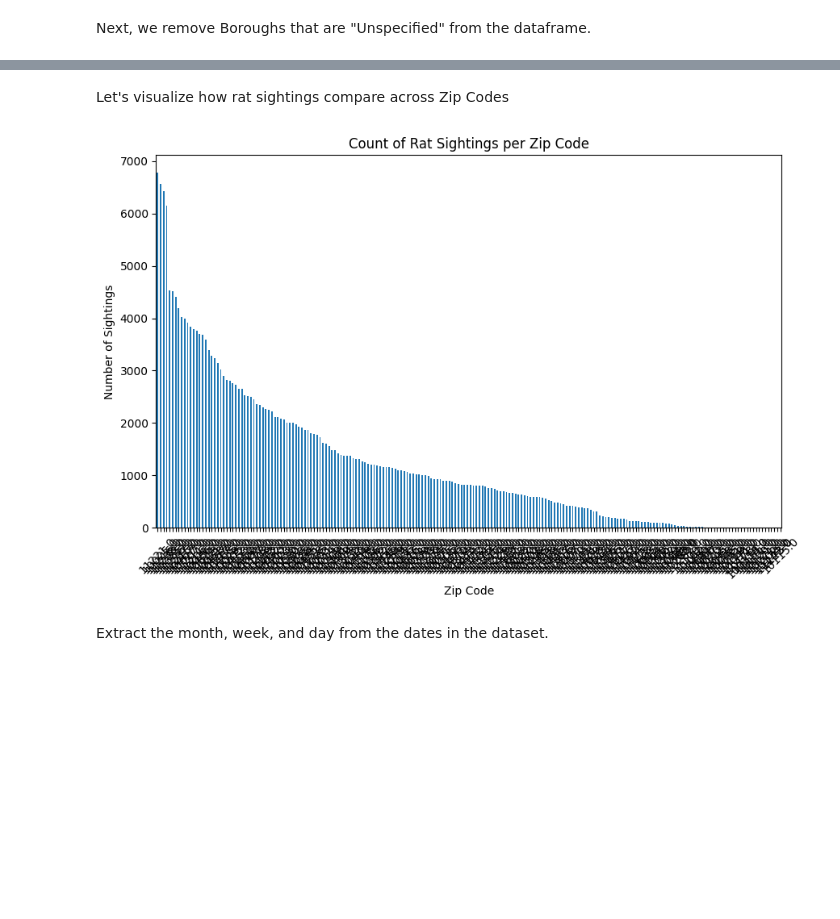
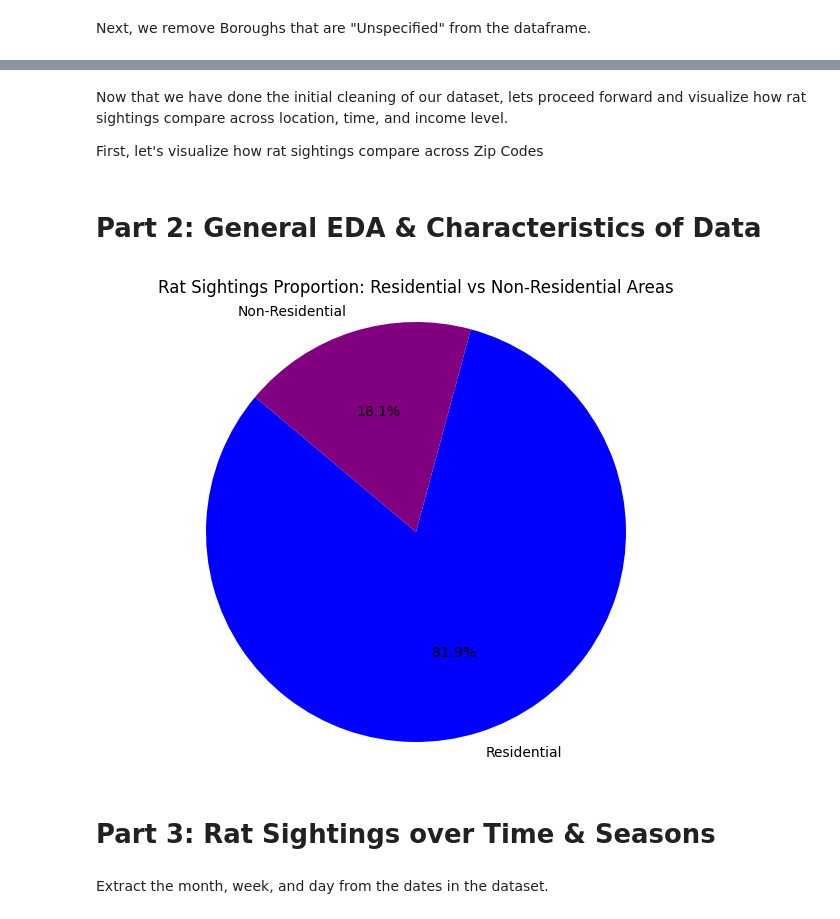
Before and after one commit to trishaa4144/cmsc320-final, a Jupyter notebook: CMSC320_Checkpt_2.ipynb, the cells around one changed output, grey strips where cells are left out. Drawn from its saved outputs; the diff is of its cells as text; code cells hidden in the pictures; blank space fills up the shorter version.

```diff
--- a/CMSC320_Checkpt_2.ipynb
+++ b/CMSC320_Checkpt_2.ipynb
@@ -10,5 +11,4 @@ import pandas as pd
 import matplotlib.pyplot as plt
 from scipy import stats
 
-df = pd.read_csv("Rat_Sightings_20240917.csv")
-print(df.columns)
+df = pd.read_csv("Rat_Sightings_20240917.csv", low_memory=False)
@@ -82,19 +38,61 @@ How many features and entries are there?
-# %% [markdown]
-Let's visualize how rat sightings compare across Zip Codes
-# %%
-# Count rat sightings per zip code
-rat_sightings_by_zip = df['Incident Zip'].value_counts()
-
-# Plot the results
-plt.figure(figsize=(10, 6))
-rat_sightings_by_zip.plot(kind='bar')
-plt.title('Count of Rat Sightings per Zip Code')
-plt.xlabel('Zip Code')
-plt.ylabel('Number of Sightings')
-plt.xticks(rotation=45)
-plt.show()
-# %% [output]
-[figure, removed]
+# %% [markdown]
+Now that we have done the initial cleaning of our dataset, lets proceed forward and visualize how rat sightings compare across location, time, and income level.
+
+First, let's visualize how rat sightings compare across Zip Codes
+# %% [markdown]
+# Part 2: General EDA & Characteristics of Data
+# %%
+# Get unique values in 'Location Type'
+unique_location_types = df['Location Type'].unique()
+
+# Define mapping for residential categories
+residential_mapping = {
+    'Single Room Occupancy (SRO)': 'Single',
+    '1-2 Family Dwelling': '1-2 Family Apartment',
+    '1-2 FamilyDwelling': '1-2 Family Apartment',
+    '3+ Family Apt. Building': '3+ Family',
+    '3+ Family Apartment Building': '3+ Family',
+    '3+ Family Apt.': '3+ Family',
+    '3+Family Apt.': '3+ Family',
+    '3+ Family Apt': '3+ Family',
+    '1-3 Family Dwelling': '1-3 Family Dwelling',
+    '1-3 Family Mixed Use Building': '1-3 Family Mixed',
+    '1-2 Family Mixed Use Building': '1-2 Family Mixed',
+    '3+ Family Mixed Use Building': '3+ Family Mixed',
+    'Private House': 'Private House',
+    'Apartment': 'Apartment',
+    'Residential Property': 'Residential Property'
+}
+
+# Apply mapping to the 'Location Type' column for residential data
+df['Location Type'] = df['Location Type'].replace(residential_mapping)
+
+# Create the residential and non-residential DataFrames
+residential_df = df[df['Location Type'].isin(residential_mapping.values())]
+nonresidential_df = df[~df['Location Type'].isin(residential_mapping.values())]
+nonresidential_df = nonresidential_df[~nonresidential_df['Location Type'].isin(['Other', 'Other (Explain Below)'])]
+
+# Basic Data Exploration - residential vs nonresidential pie chart
+residential_count = residential_df.shape[0]
+nonresidential_count = nonresidential_df.shape[0]
+
+# Data for the pie chart
+labels = ['Residential', 'Non-Residential']
+sizes = [residential_count, nonresidential_count]
+colors = ['blue', 'purple']
+
+# Pie chart
+plt.figure(figsize=(8, 6))
+plt.pie(sizes, labels=labels, colors=colors, autopct='%1.1f%%', startangle=140)
+plt.title('Rat Sightings Proportion: Residential vs Non-Residential Areas')
+# Equal aspect ratio ensures that pie chart is drawn as a circle.
+plt.axis('equal')
+plt.show()
+# %% [output]
+[figure, added]
+# %% [markdown]
+
+# Part 3: Rat Sightings over Time & Seasons
 # %% [markdown]
 Extract the month, week, and day from the dates in the dataset.
 # %%
```
Also changed, not shown: parts of 10 cells of this notebook.
